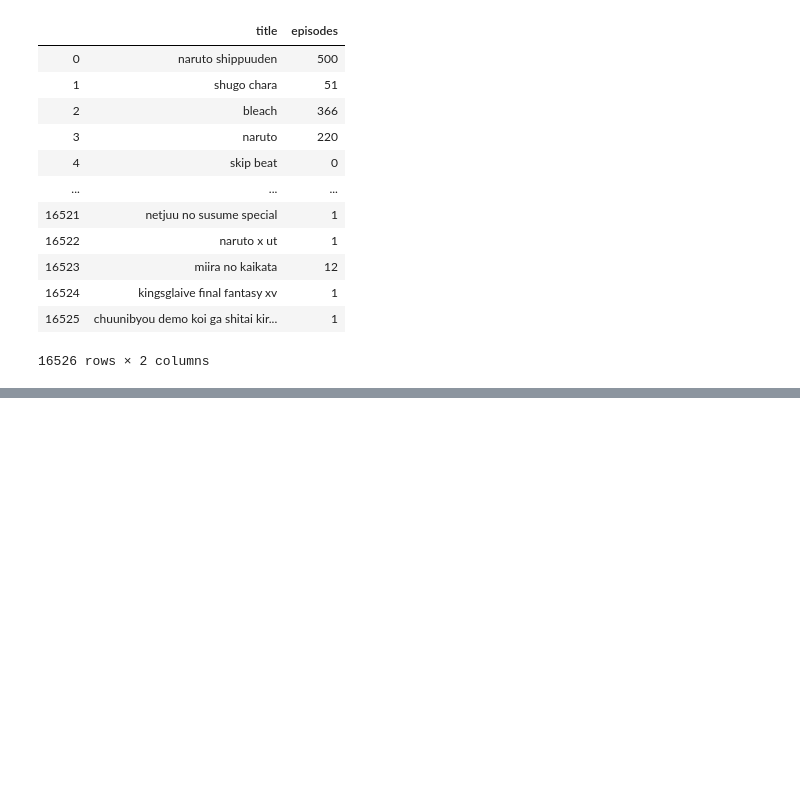
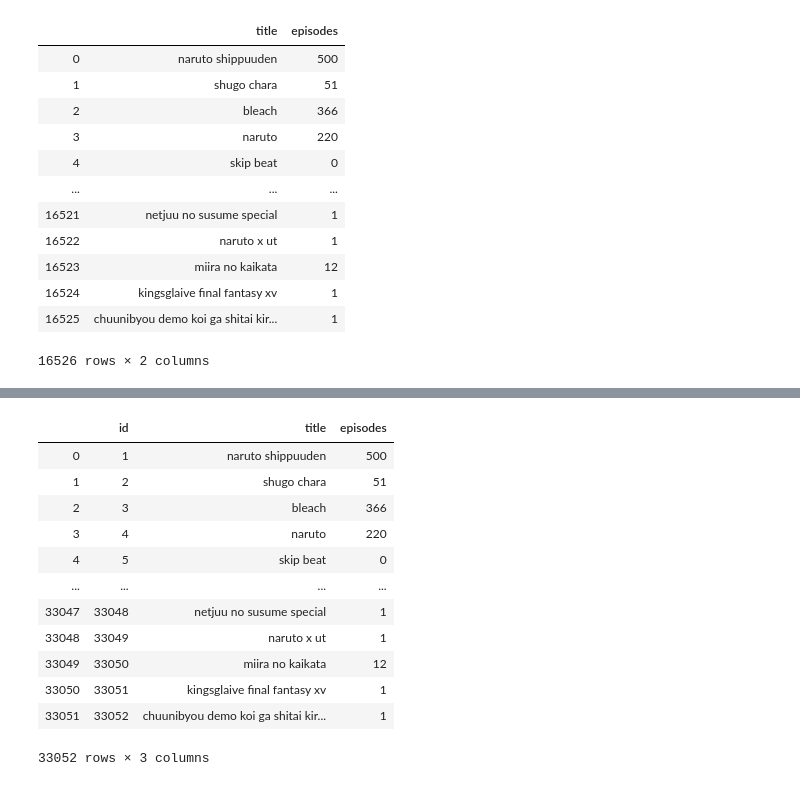
Before and after one commit to cckuqui/anime-db, a Jupyter notebook: datasets/Proyec_ETL.ipynb, the cells around one changed output, grey strips where cells are left out. Drawn from its saved outputs; the diff is of its cells as text; code cells hidden in the pictures; blank space fills up the shorter version.

```diff
--- a/datasets/Proyec_ETL.ipynb
+++ b/datasets/Proyec_ETL.ipynb
@@ -238,0 +285,17 @@ genre.reset_index(drop=True)
+# %%
+table_anime = pd.read_sql_table('anime', engine)
+table_anime
+# %% [output]
+|  | id | title | episodes |
+| 0 | 1 | naruto shippuuden | 500 |
+| 1 | 2 | shugo chara | 51 |
+| 2 | 3 | bleach | 366 |
+| 3 | 4 | naruto | 220 |
+| 4 | 5 | skip beat | 0 |
+| ... | ... | ... | ... |
+| 33047 | 33048 | netjuu no susume special | 1 |
+| 33048 | 33049 | naruto x ut | 1 |
+| 33049 | 33050 | miira no kaikata | 12 |
+| 33050 | 33051 | kingsglaive final fantasy xv | 1 |
+| 33051 | 33052 | chuunibyou demo koi ga shitai kir... | 1 |
+33052 rows × 3 columns
```
Also changed, not shown: parts of 20 cells of this notebook, 1 other file.
